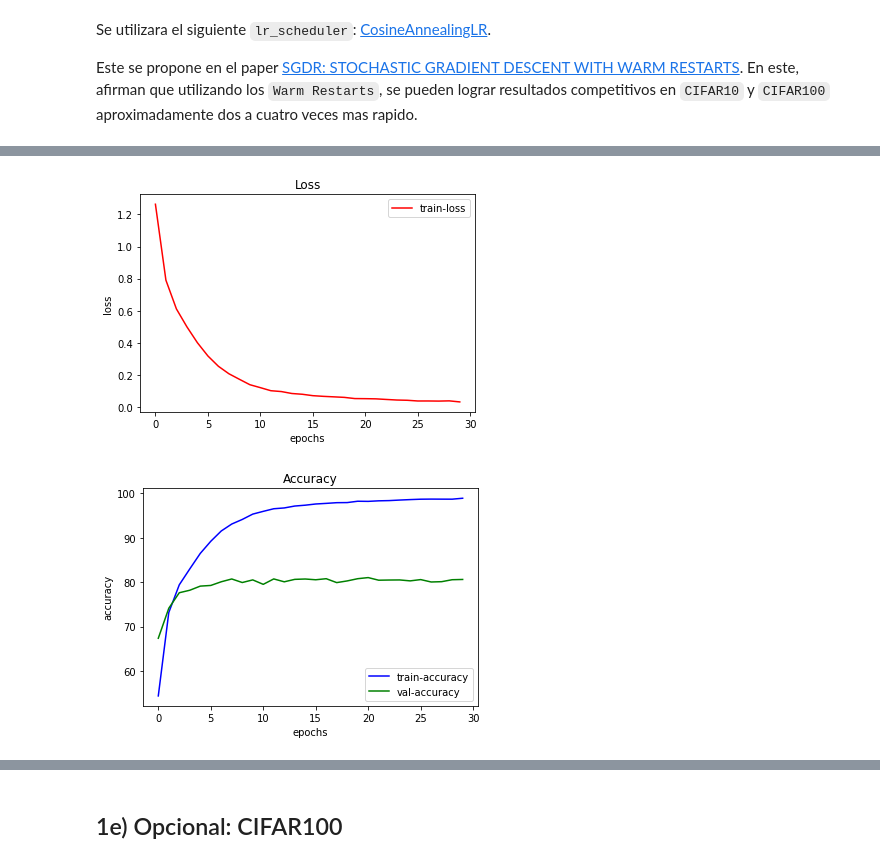
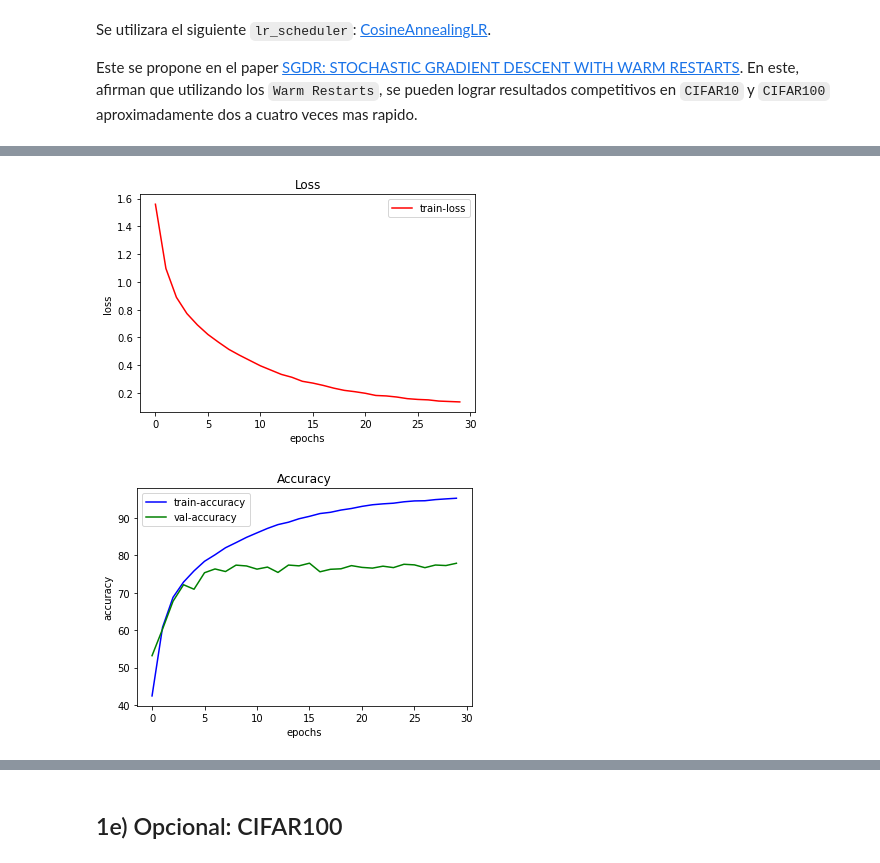
Before and after one commit to Diego-II/DeepLearning, a Jupyter notebook: Tarea4/Respuestas_Tarea_4_ConvNet_CC6204_2020.ipynb, the cells around one changed output, grey strips where cells are left out. Cells and saved outputs as stored; diff of their text form; code cells hidden in the pictures.

```diff
--- a/Tarea4/Respuestas_Tarea_4_ConvNet_CC6204_2020.ipynb
+++ b/Tarea4/Respuestas_Tarea_4_ConvNet_CC6204_2020.ipynb
@@ -574,0 +521,15 @@ NameError: ignored
+# %%
+class DenseLayer(nn.Module):
+  def __init__(self, num_layers, in_channels, growth_rate):
+    super(DenseLayer, self).__init__()
+    self.layer = nn.Sequential()
+    for i in range(num_layers):
+      layer = DenseConv(
+          in_channels=in_channels + i * growth_rate,
+          growth_rate = growth_rate
+      )
+      self.layer.add_module('denselayer%d' % (i + 1), layer)
+
+  def forward(self, x):
+    x = self.layer(x)
+    return x
@@ -574,0 +562,10 @@ NameError: ignored
+# %%
+class TransitionLayer(nn.Module):
+  def __init__(self, in_channels, out_channels):
+    super(TransitionLayer, self).__init__()
+    self.conv = Conv2dBnRelu(in_channels, out_channels, kernel_size =1, stride=1)
+    self.avgpool = nn.AvgPool2d(kernel_size=2, stride=2)
+
+  def forward(self, x):
+    x = self.avgpool(self.conv(x))
+    return x
@@ -730,7 +747,7 @@ def train_for_classification2(net, train_loader, test_loader, optimizer,
 # %%
 # Definamos algunos hiper-parámetros
 BATCH_SIZE = 32
-LR = 0.001
+LR = 0.003
 EPOCHS = 30
 REPORTS_EVERY = 1
 
@@ -739,15 +756,16 @@ train_loader = DataLoader(trainset, batch_size=BATCH_SIZE,
 test_loader = DataLoader(testset, batch_size=4*BATCH_SIZE,
                          shuffle=False, num_workers=2)
 
+dense_net =  DenseNet(num_init_filters=64)# tu modelo de CNN (para clasificar en 10 clases)
+optimizer = optim.Adam(dense_net.parameters(), lr=LR) # optimizador, e.g., optim.SGD, optim.Adam, ...
 
-optimizer = optim.Adam(model_ResNetV2.parameters(), lr=LR) # optimizador, e.g., optim.SGD, optim.Adam, ...
+
 criterion = nn.CrossEntropyLoss() # función de pérdida
 scheduler = optim.lr_scheduler.CosineAnnealingLR(optimizer, len(train_loader))
 # (opcional) optim.lr_scheduler proporciona varios métodos para ajustar el lr según el número de épocas
 
 # ipdb.set_trace()
-# train_loss, acc = train_for_classification(model_ResNetV2, train_loader, test_loader, optimizer, criterion)
-train_loss, acc = train_for_classification2(model_ResNetV2, train_loader, test_loader, optimizer, criterion, scheduler,epochs=EPOCHS, reports_every=REPORTS_EVERY)
+train_loss, acc = train_for_classification(dense_net, train_loader, test_loader, optimizer, criterion ,lr_scheduler=scheduler, epochs=EPOCHS)
 
 plot_results(train_loss, acc)
 # %% [output]
@@ -771,5 +789,5 @@ Epoch:30(50000/50000), lr:0.0009992, Loss:0.03301, Train Acc:98.9%, Validating..
-[figure, old version]
+[figure, new version]
-[figure, old version]
+[figure, new version]
 # %%
 # Test
 x, y = list(test_loader)[0]
```
Also changed, not shown: parts of 43 cells of this notebook.
